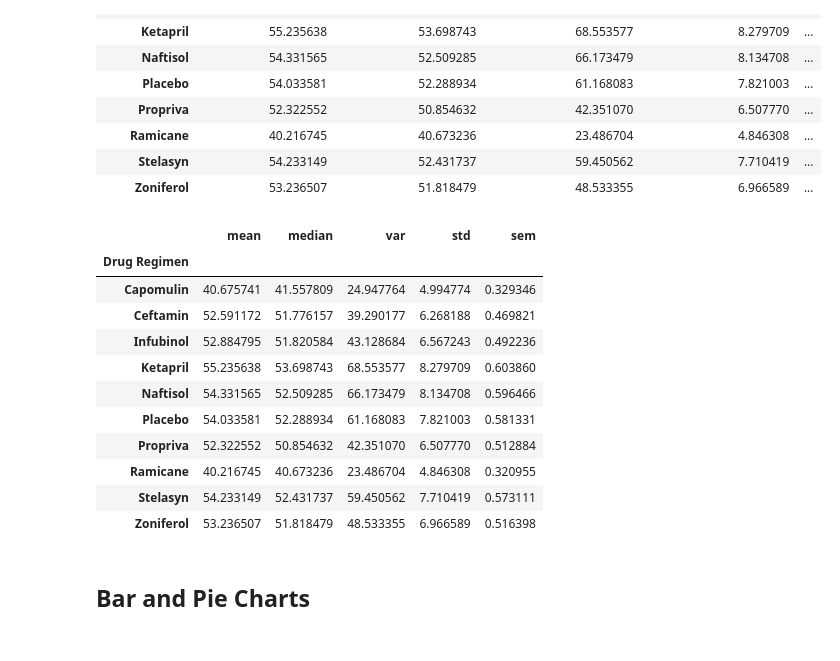
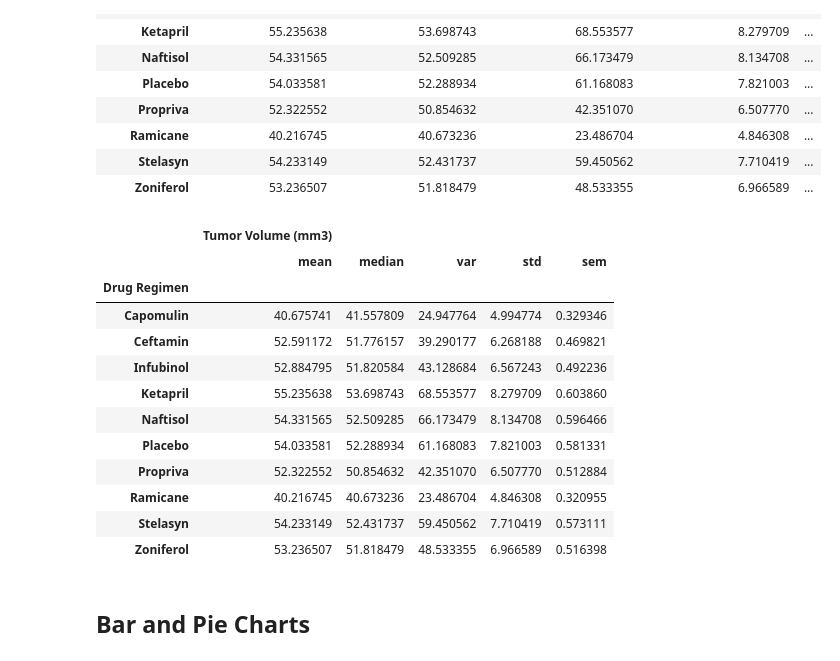
Before and after one commit to AnushDeCosta/matplotlib-SCC-Treatment-Analysis, a Jupyter notebook: pymaceuticals_Final.ipynb, the cells around one changed output. Saved outputs shown, nothing was run; the diff lists cells and outputs as text; code cells hidden in the pictures.

```diff
--- a/pymaceuticals_Final.ipynb
+++ b/pymaceuticals_Final.ipynb
@@ -123,22 +123,14 @@ regimen_stats
 # %%
 # Generate a summary statistics table of mean, median, variance, standard deviation,
 # and SEM of the tumor volume for each regimen
 
 # Using the aggregation method, produce the same summary statistics in a single line.
 
-regimen_stats = combined_data.groupby('Drug Regimen')['Tumor Volume (mm3)'].agg(['mean', 'median', 'var', 'std', 'sem'])
-
-
-
-# NOTE - If you do not see "Tumor Volume (mm3)" due to difference in Pandas version please use the following code:
-
-# regimen_stats.columns=pd.MultiIndex.from_product([['Tumor Volume (mm3)'],regimen_stats.columns])
-# regimen_stats.style.set_table_styles([
-#     ('th.level0', {'text-align': 'right'})
-# ])
+regimen_stats = combined_data.groupby('Drug Regimen').agg({'Tumor Volume (mm3)': ['mean','median','var','std','sem']})
 
 regimen_stats
 # %% [output]
+|  | Tumor Volume (mm3) |  |  |  |  |
 |  | mean | median | var | std | sem |
 | Drug Regimen |  |  |  |  |  |
 | Capomulin | 40.675741 | 41.557809 | 24.947764 | 4.994774 | 0.329346 |
```
